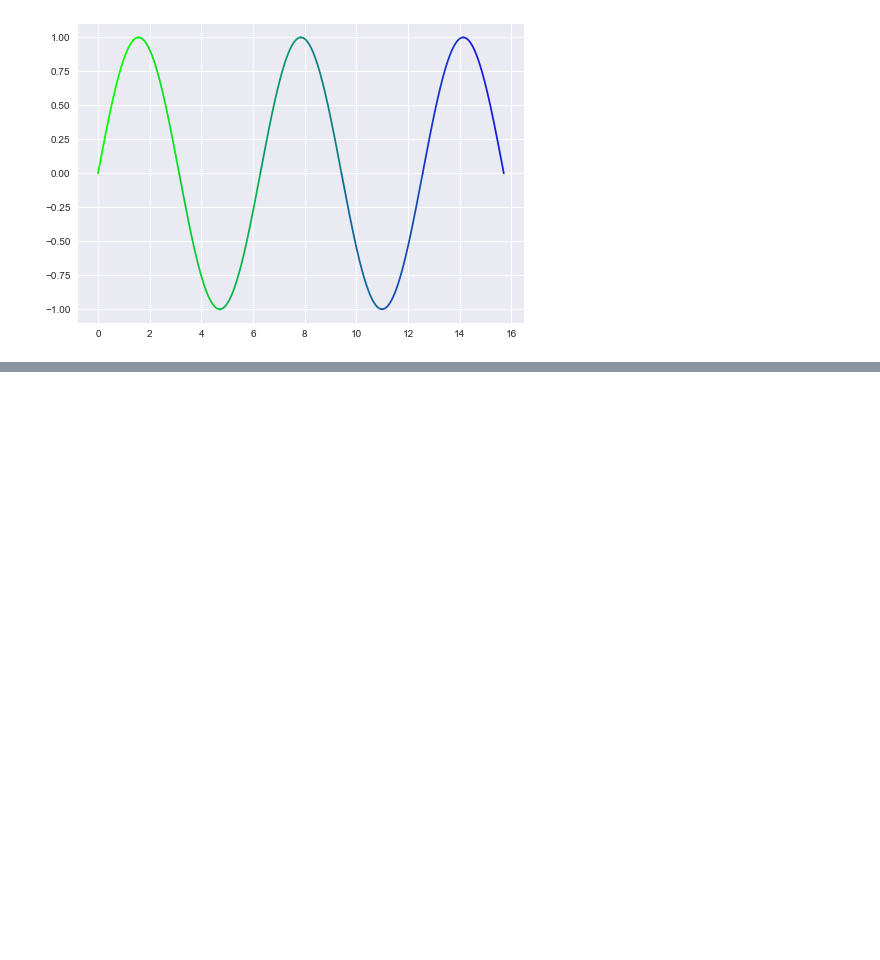
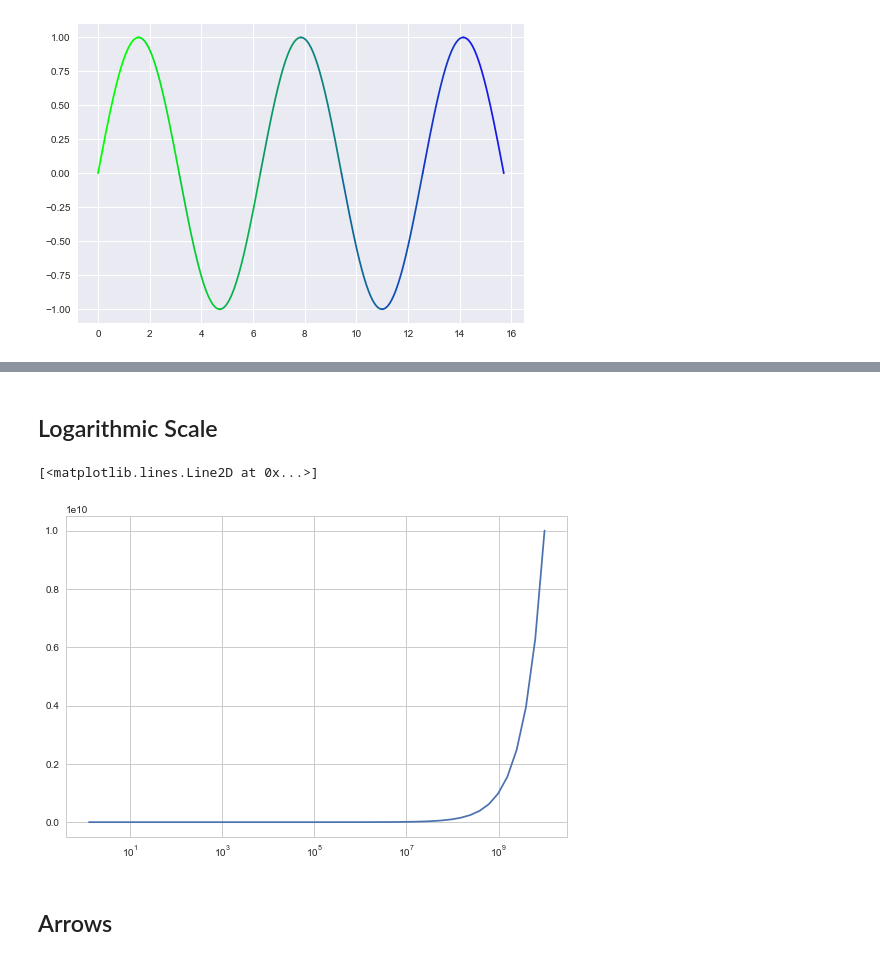
Before and after one commit to Moaaz-Mahmoud/Library-Demos, a Jupyter notebook: matplotlib_demo.ipynb, the cells around one changed output, grey strips where cells are left out. Drawn from its saved outputs; the diff is of its cells as text; code cells hidden in the pictures; blank space fills up the shorter version.

```diff
--- a/matplotlib_demo.ipynb
+++ b/matplotlib_demo.ipynb
@@ -139,0 +174,12 @@ for i in range(10):
+# %% [markdown]
+## Logarithmic Scale
+# %%
+plt.style.use('seaborn-whitegrid')
+ax = plt.axes(xscale='log')
+x = np.logspace(0.1, 10)
+ax.plot(x, x)
+# %% [output]
+[<matplotlib.lines.Line2D at 0x...>]
+[figure, added]
+# %% [markdown]
+## Arrows
```
Also changed, not shown: parts of 26 cells of this notebook.
